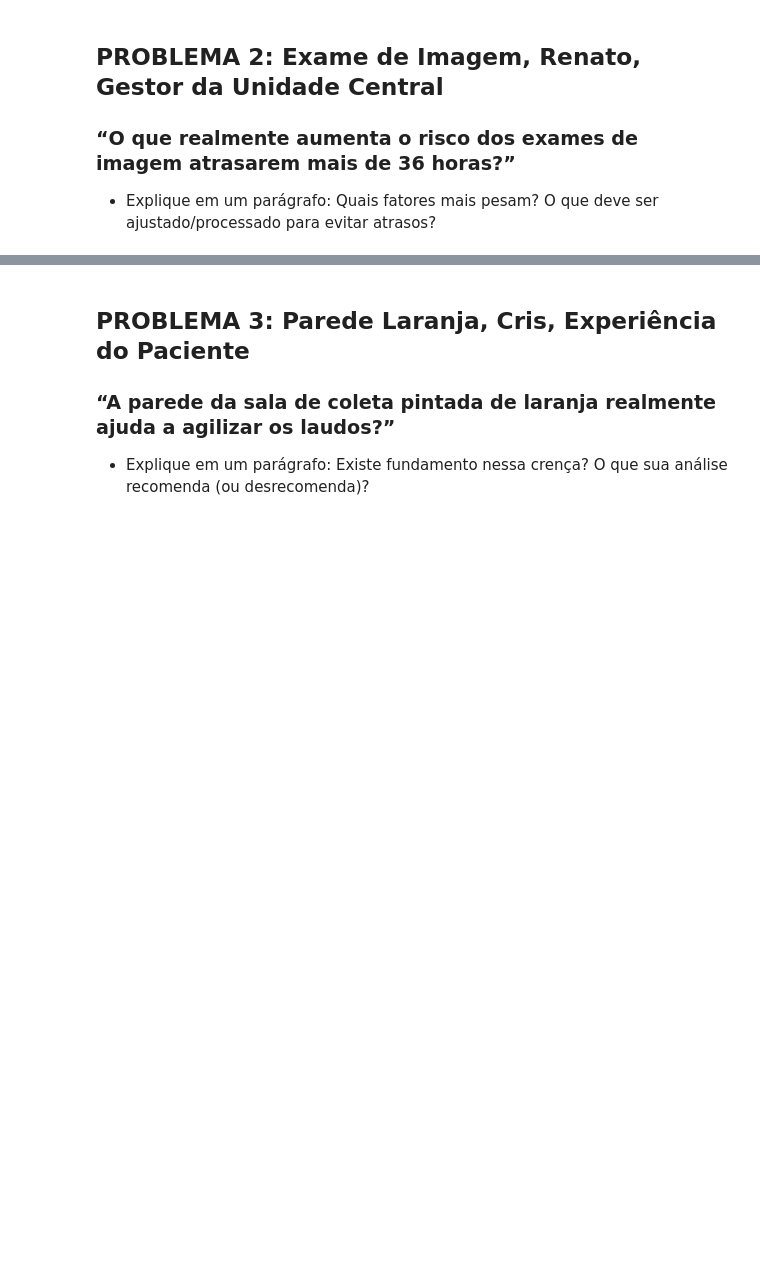
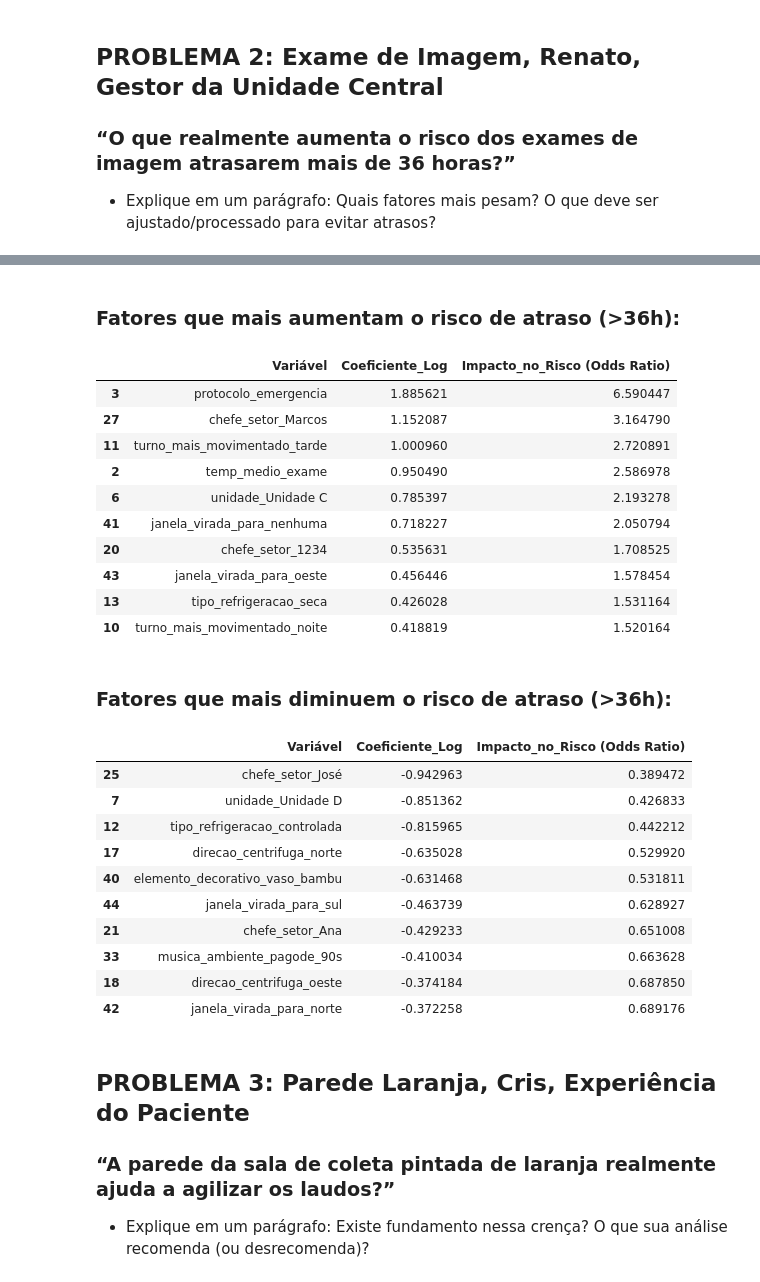
Before and after one commit to Asteriuz/challenge4-data_sciencee, a Jupyter notebook: main.ipynb, the cells around one changed output, grey strips where cells are left out. Drawn from its saved outputs; the diff is of its cells as text; code cells hidden in the pictures; blank space fills up the shorter version.

```diff
--- a/main.ipynb
+++ b/main.ipynb
@@ -274,3 +349,40 @@ Dimensões: 106 registros, 27 colunas
+# %%
+coef_table = pd.DataFrame({
+    'Variável': X_imagem.columns,
+    'Coeficiente_Log': model.coef_[0],
+    'Impacto_no_Risco (Odds Ratio)': np.exp(model.coef_[0])
+}).sort_values(by='Coeficiente_Log', ascending=False)
+
+display(Markdown("### Fatores que mais aumentam o risco de atraso (>36h):"))
+display(coef_table.head(10))
+
+display(Markdown("### Fatores que mais diminuem o risco de atraso (>36h):"))
+display(coef_table.tail(10).sort_values(by='Coeficiente_Log', ascending=True))
+# %% [output]
+### Fatores que mais aumentam o risco de atraso (>36h):
+|  | Variável | Coeficiente_Log | Impacto_no_Risco (Odds Ratio) |
+| 3 | protocolo_emergencia | 1.885621 | 6.590447 |
+| 27 | chefe_setor_Marcos | 1.152087 | 3.164790 |
+| 11 | turno_mais_movimentado_tarde | 1.000960 | 2.720891 |
+| 2 | temp_medio_exame | 0.950490 | 2.586978 |
+| 6 | unidade_Unidade C | 0.785397 | 2.193278 |
+| 41 | janela_virada_para_nenhuma | 0.718227 | 2.050794 |
+| 20 | chefe_setor_1234 | 0.535631 | 1.708525 |
+| 43 | janela_virada_para_oeste | 0.456446 | 1.578454 |
+| 13 | tipo_refrigeracao_seca | 0.426028 | 1.531164 |
+| 10 | turno_mais_movimentado_noite | 0.418819 | 1.520164 |
+### Fatores que mais diminuem o risco de atraso (>36h):
+|  | Variável | Coeficiente_Log | Impacto_no_Risco (Odds Ratio) |
+| 25 | chefe_setor_José | -0.942963 | 0.389472 |
+| 7 | unidade_Unidade D | -0.851362 | 0.426833 |
+| 12 | tipo_refrigeracao_controlada | -0.815965 | 0.442212 |
+| 17 | direcao_centrifuga_norte | -0.635028 | 0.529920 |
+| 40 | elemento_decorativo_vaso_bambu | -0.631468 | 0.531811 |
+| 44 | janela_virada_para_sul | -0.463739 | 0.628927 |
+| 21 | chefe_setor_Ana | -0.429233 | 0.651008 |
+| 33 | musica_ambiente_pagode_90s | -0.410034 | 0.663628 |
+| 18 | direcao_centrifuga_oeste | -0.374184 | 0.687850 |
+| 42 | janela_virada_para_norte | -0.372258 | 0.689176 |
 # %% [markdown]
 ## **PROBLEMA 3**: Parede Laranja, Cris, Experiência do Paciente
 ### “A parede da sala de coleta pintada de laranja realmente ajuda a agilizar os laudos?”
```
Also changed, not shown: parts of 9 cells of this notebook, 4 other files.
